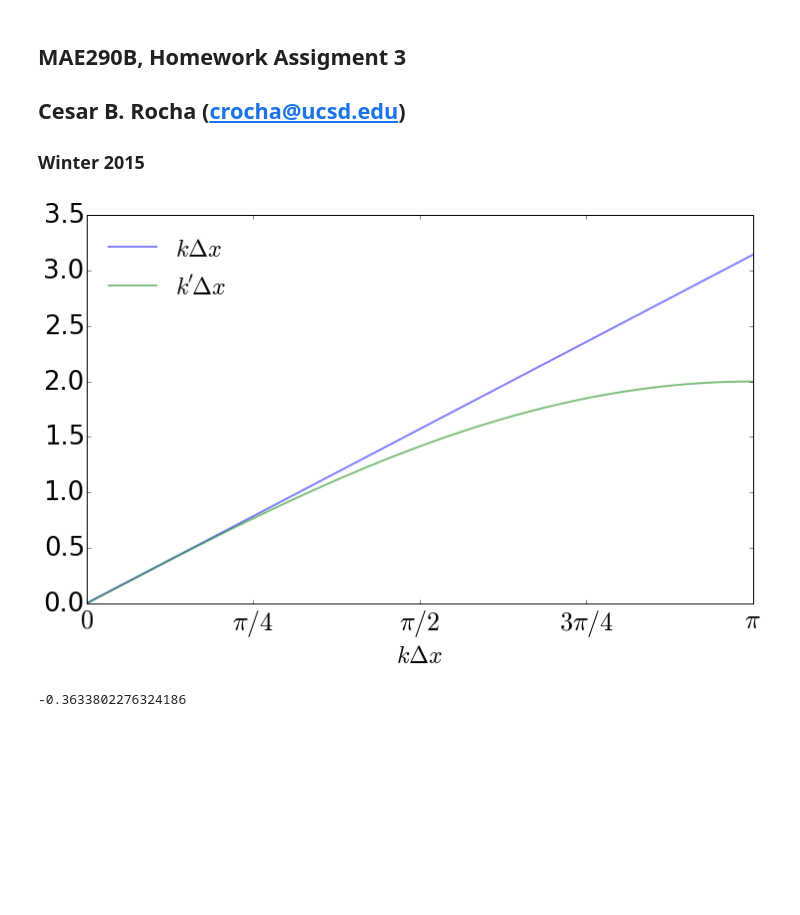
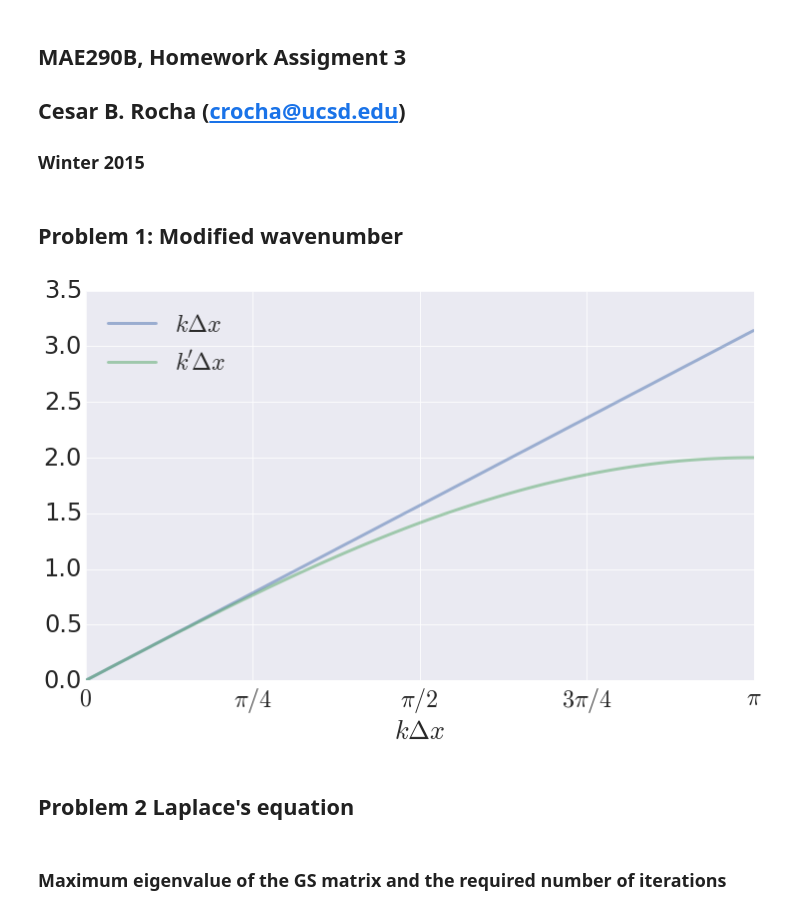
Before and after one commit to cesar-rocha/mae290b, a Jupyter notebook: hw/4/mae290b_hw4.ipynb, the cells around one changed output. Drawn from its saved outputs; the diff is of its cells as text; code cells hidden in the pictures; blank space fills up the shorter version.

Commit message:
started problem 2

```diff
--- a/hw/4/mae290b_hw4.ipynb
+++ b/hw/4/mae290b_hw4.ipynb
@@ -8,22 +8,27 @@ import numpy as np
 from numpy import sqrt,pi,cos,sin
 import matplotlib.pyplot as plt
 %matplotlib inline
+
+import seaborn as sns
+sns.set(style="darkgrid")
+sns.set_context("paper", font_scale=3., rc={"lines.linewidth": 1.5})
+sns.set_style("darkgrid",{'grid_color':.95})
+# %% [markdown]
+## Problem 1: Modified wavenumber
 # %%
 kdx = np.linspace(1.e-14,pi,100)
 kprimedx2 =  4*sin(kdx/2)**2
 # %%
 fig = plt.figure(figsize=(12,7))
-plt.plot(kdx,kdx,linewidth=2,alpha=.5,label=r"$k\Delta x$")
-plt.plot(kdx,sqrt(kprimedx2),linewidth=2,alpha=.5,label=r"$k'\Delta x$")
+plt.plot(kdx,kdx,linewidth=3,alpha=.5,label=r"$k\Delta x$")
+plt.plot(kdx,sqrt(kprimedx2),linewidth=3,alpha=.5,label=r"$k'\Delta x$")
 plt.xticks([0,pi/4,pi/2,3*pi/4,pi],[r'$0$',r'$\pi/4$',r'$\pi/2$',\
                                     r'$3\pi/4$',r'$\pi$'])
 plt.xlim(0,pi)
 plt.xlabel(r'$k\Delta x$')
 plt.legend(loc=2)
 plt.savefig('modified_wavenumber_diff')
 # %% [output]
-[figure, old version]
+[figure, new version]
-# %%
-(2-pi)/pi
-# %% [output]
--0.3633802276324186
+# %% [markdown]
+## Problem 2 Laplace's equation
@@ -29,0 +40,2 @@ plt.savefig('modified_wavenumber_diff')
+# %% [markdown]
+### Maximum eigenvalue of the GS matrix and the required number of iterations
```
Also changed, not shown: parts of 5 cells of this notebook.
